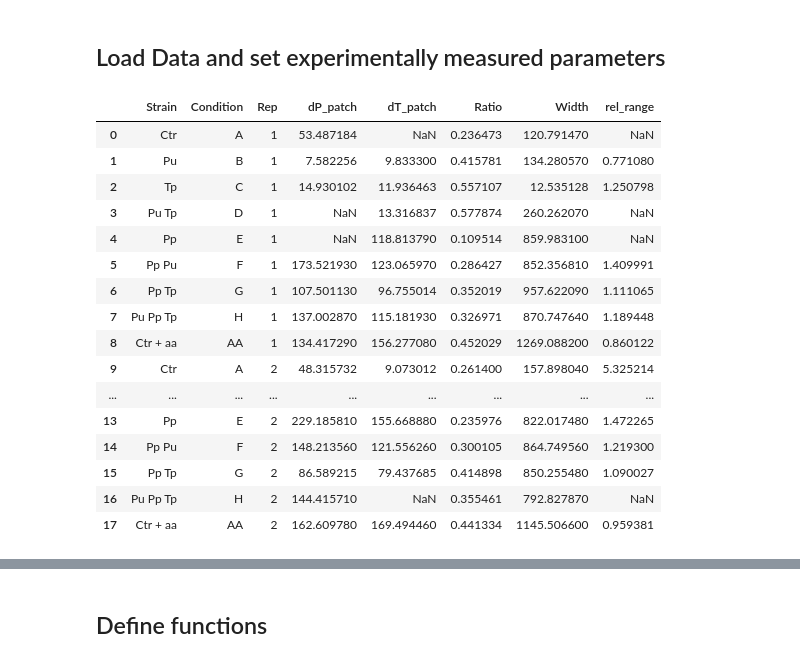
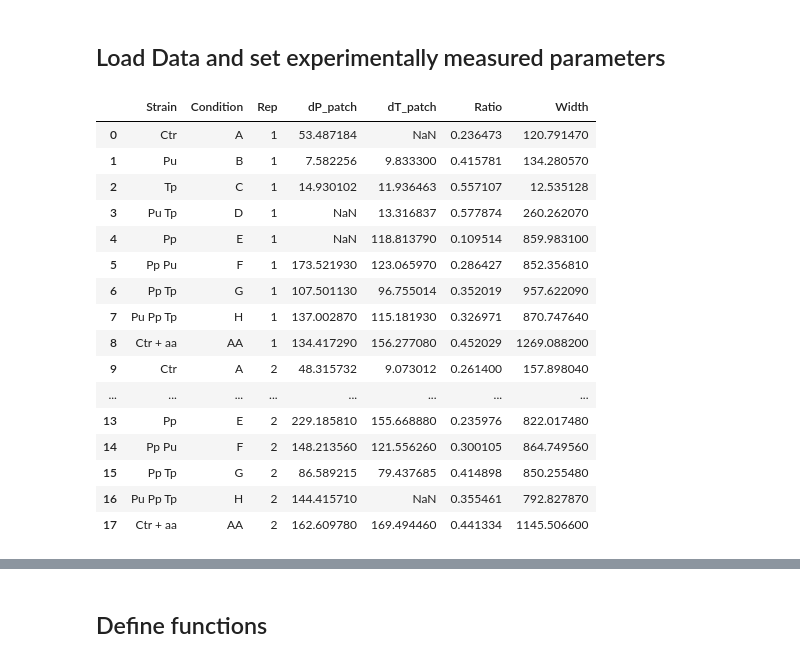
Before and after one commit to simonvanvliet/AuxotrophRangeExpansionModel, a Jupyter notebook: fit_parameters_range_expansion.ipynb, the cells around one changed output, grey strips where cells are left out. Saved outputs shown, nothing was run; the diff lists cells and outputs as text; code cells hidden in the pictures.

```diff
--- a/fit_parameters_range_expansion.ipynb
+++ b/fit_parameters_range_expansion.ipynb
@@ -25,37 +25,34 @@ matplotlib.rc("figure", figsize=(10,5))
 # %%
 #init dictionary to store fit parameters
 fit_pars = {} # parameters for the fit
 
 #load dictionary width measured growth rates
 with open('Experimental-datafiles/growth_rates.txt', 'r') as file:
     growth_rates = eval(file.read())
 
 #we replace WT growth rate with average growth rate of dP and dT in presence of AA, as this is our actual control condition
 growth_rates['WT'] = (growth_rates['dP'] + growth_rates['dT'])/2
 
 #load range expansion data
 df = pd.read_csv('Experimental-datafiles/community_data.csv')
-
-#add relative patch width
-df['rel_range'] = df['dP_patch']/df['dT_patch']
 df.head(n=18)
 # %% [output]
-|  | Strain | Condition | Rep | dP_patch | dT_patch | Ratio | Width | rel_range |
-| 0 | Ctr | A | 1 | 53.487184 | NaN | 0.236473 | 120.791470 | NaN |
-| 1 | Pu | B | 1 | 7.582256 | 9.833300 | 0.415781 | 134.280570 | 0.771080 |
-| 2 | Tp | C | 1 | 14.930102 | 11.936463 | 0.557107 | 12.535128 | 1.250798 |
-| 3 | Pu Tp | D | 1 | NaN | 13.316837 | 0.577874 | 260.262070 | NaN |
-| 4 | Pp | E | 1 | NaN | 118.813790 | 0.109514 | 859.983100 | NaN |
-| 5 | Pp Pu | F | 1 | 173.521930 | 123.065970 | 0.286427 | 852.356810 | 1.409991 |
-| 6 | Pp Tp | G | 1 | 107.501130 | 96.755014 | 0.352019 | 957.622090 | 1.111065 |
-| 7 | Pu Pp Tp | H | 1 | 137.002870 | 115.181930 | 0.326971 | 870.747640 | 1.189448 |
-| 8 | Ctr + aa | AA | 1 | 134.417290 | 156.277080 | 0.452029 | 1269.088200 | 0.860122 |
-| 9 | Ctr | A | 2 | 48.315732 | 9.073012 | 0.261400 | 157.898040 | 5.325214 |
-| ... | ... | ... | ... | ... | ... | ... | ... | ... |
-| 13 | Pp | E | 2 | 229.185810 | 155.668880 | 0.235976 | 822.017480 | 1.472265 |
-| 14 | Pp Pu | F | 2 | 148.213560 | 121.556260 | 0.300105 | 864.749560 | 1.219300 |
-| 15 | Pp Tp | G | 2 | 86.589215 | 79.437685 | 0.414898 | 850.255480 | 1.090027 |
-| 16 | Pu Pp Tp | H | 2 | 144.415710 | NaN | 0.355461 | 792.827870 | NaN |
-| 17 | Ctr + aa | AA | 2 | 162.609780 | 169.494460 | 0.441334 | 1145.506600 | 0.959381 |
+|  | Strain | Condition | Rep | dP_patch | dT_patch | Ratio | Width |
+| 0 | Ctr | A | 1 | 53.487184 | NaN | 0.236473 | 120.791470 |
+| 1 | Pu | B | 1 | 7.582256 | 9.833300 | 0.415781 | 134.280570 |
+| 2 | Tp | C | 1 | 14.930102 | 11.936463 | 0.557107 | 12.535128 |
+| 3 | Pu Tp | D | 1 | NaN | 13.316837 | 0.577874 | 260.262070 |
+| 4 | Pp | E | 1 | NaN | 118.813790 | 0.109514 | 859.983100 |
+| 5 | Pp Pu | F | 1 | 173.521930 | 123.065970 | 0.286427 | 852.356810 |
+| 6 | Pp Tp | G | 1 | 107.501130 | 96.755014 | 0.352019 | 957.622090 |
+| 7 | Pu Pp Tp | H | 1 | 137.002870 | 115.181930 | 0.326971 | 870.747640 |
+| 8 | Ctr + aa | AA | 1 | 134.417290 | 156.277080 | 0.452029 | 1269.088200 |
+| 9 | Ctr | A | 2 | 48.315732 | 9.073012 | 0.261400 | 157.898040 |
+| ... | ... | ... | ... | ... | ... | ... | ... |
+| 13 | Pp | E | 2 | 229.185810 | 155.668880 | 0.235976 | 822.017480 |
+| 14 | Pp Pu | F | 2 | 148.213560 | 121.556260 | 0.300105 | 864.749560 |
+| 15 | Pp Tp | G | 2 | 86.589215 | 79.437685 | 0.414898 | 850.255480 |
+| 16 | Pu Pp Tp | H | 2 | 144.415710 | NaN | 0.355461 | 792.827870 |
+| 17 | Ctr + aa | AA | 2 | 162.609780 | 169.494460 | 0.441334 | 1145.506600 |
 # %%
 #average over biological replicates
```
Also changed, not shown: parts of 5 cells of this notebook, 6 other files.
